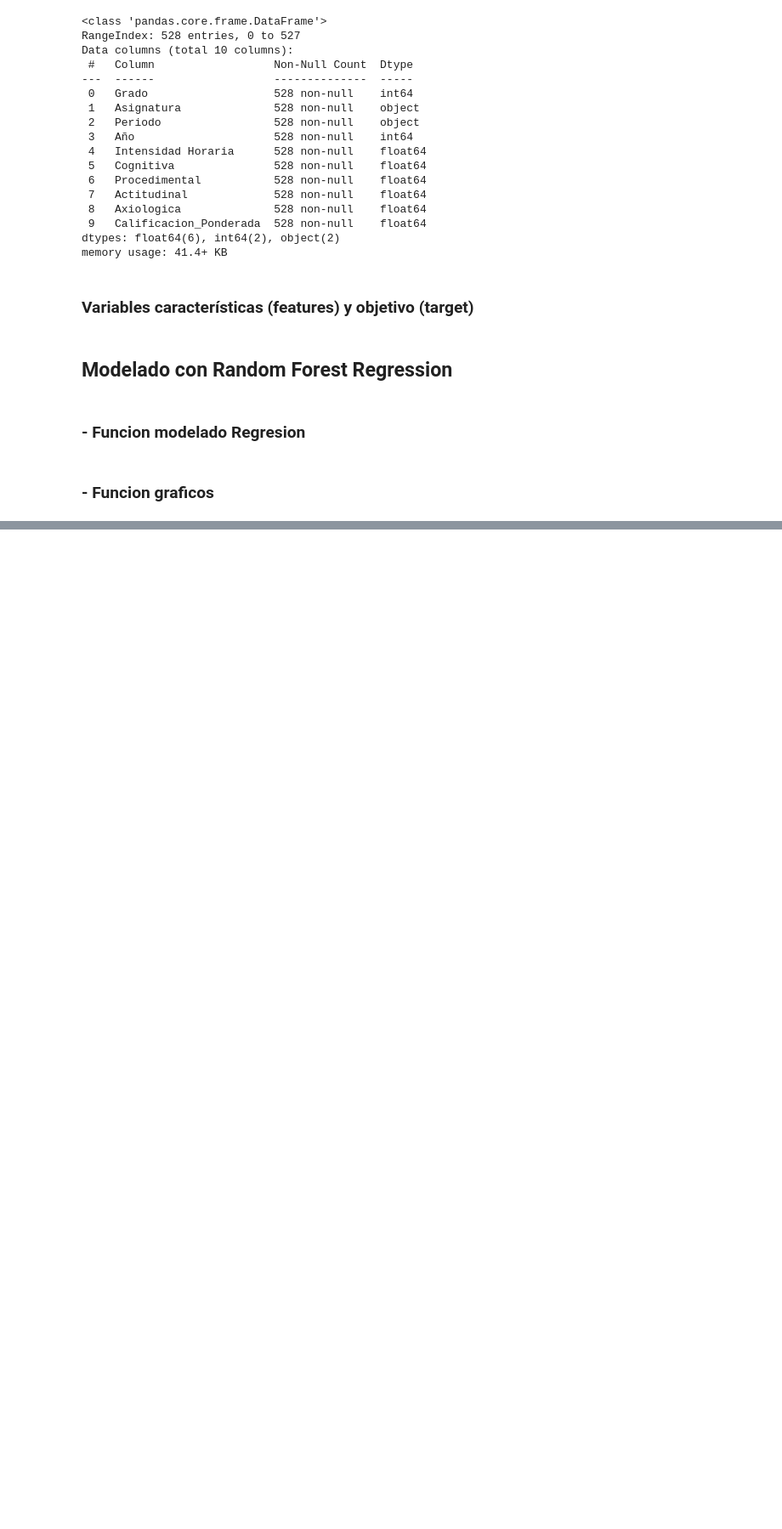
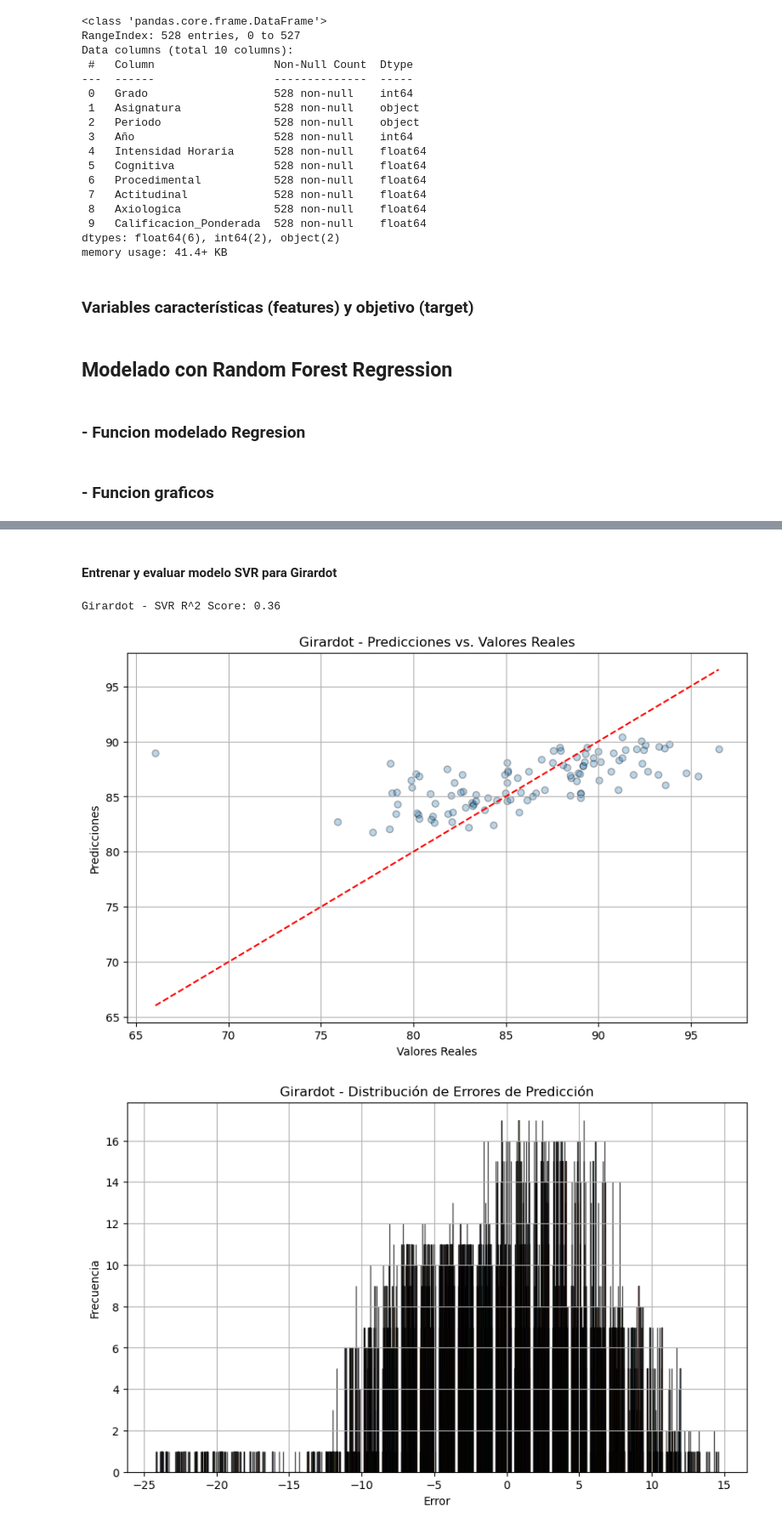
Before and after one commit to didi-gg/formar-innovar, a Jupyter notebook: notebooks/calificaciones_crisp_fase_3.ipynb, the cells around one changed output, grey strips where cells are left out. Shown at 85% size. Cells and saved outputs as stored; diff of their text form; code cells hidden in the pictures; blank space fills up the shorter version.

```diff
--- a/notebooks/calificaciones_crisp_fase_3.ipynb
+++ b/notebooks/calificaciones_crisp_fase_3.ipynb
@@ -188,0 +206,10 @@ def train_evaluate_svm(X, y):
+# %% [markdown]
+#### Entrenar y evaluar modelo SVR para Girardot
+# %%
+model_g2, score_g2, y_test_g2, y_pred_g2 = train_evaluate_svr(X_girardot, y_girardot)
+print(f'Girardot - SVR R^2 Score: {score_g:.2f}')
+plot_results(y_test_g2, y_pred_g2, 'Girardot')
+# %% [output]
+Girardot - SVR R^2 Score: 0.36
+[figure, added]
+[figure, added]
```
Also changed, not shown: parts of 10 cells of this notebook.
